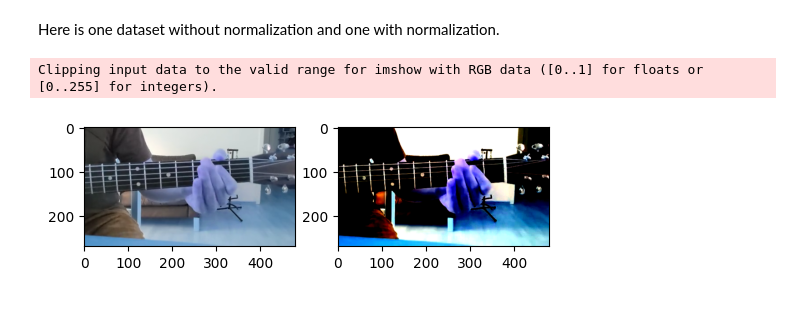
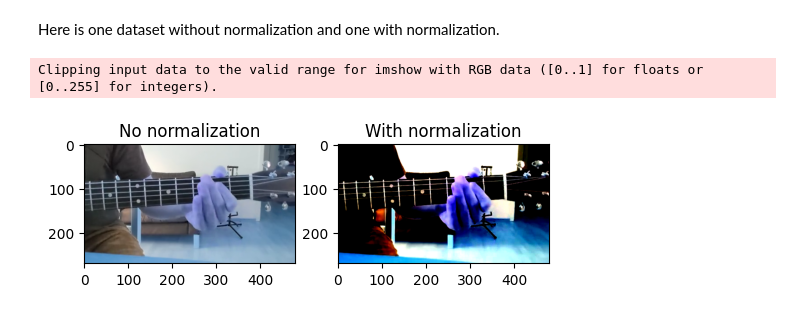
Before and after one commit to kevin-allen/unetTracker, a Jupyter notebook: tracking_project_notebooks/03_data_normalization.ipynb, the cells around one changed output. Saved outputs shown, nothing was run; the diff lists cells and outputs as text; code cells hidden in the pictures.

```diff
--- a/tracking_project_notebooks/03_data_normalization.ipynb
+++ b/tracking_project_notebooks/03_data_normalization.ipynb
@@ -93,16 +93,25 @@ Compose([
 # %% [markdown]
 Here is one dataset without normalization and one with normalization.
 # %%
-datasetNoNorm = UNetDataset(image_dir=project.image_dir, mask_dir=project.mask_dir, coordinate_dir=project.coordinate_dir,image_extension=project.image_extension)
-datasetWithNorm = UNetDataset(image_dir=project.image_dir, mask_dir=project.mask_dir, coordinate_dir=project.coordinate_dir,transform=transform,image_extension=project.image_extension)
+datasetNoNorm = UNetDataset(image_dir=project.image_dir,
+                            mask_dir=project.mask_dir,
+                            coordinate_dir=project.coordinate_dir,
+                            image_extension=project.image_extension)
+datasetWithNorm = UNetDataset(image_dir=project.image_dir,
+                              mask_dir=project.mask_dir,
+                              coordinate_dir=project.coordinate_dir,
+                              transform=transform, # we pass our transform function to the UNetDataset object
+                              image_extension=project.image_extension)
 # %%
 imgNoNorm,_,_ = datasetNoNorm[0]
 imgWithNorm,_,_ = datasetWithNorm[0]
 # %%
 fig,ax = plt.subplots(1,2,figsize=(6,3))
 ax[0].imshow(imgNoNorm.permute(1,2,0)/255)
+ax[0].set_title("No normalization")
 ax[1].imshow(imgWithNorm.permute(1,2,0))
+ax[1].set_title("With normalization")
 plt.show()
 # %% [output]
 Clipping input data to the valid range for imshow with RGB data ([0..1] for floats or [0..255] for integers).
-[figure, old version]
+[figure, new version]
```
Also changed, not shown: parts of 8 cells of this notebook, 13 other files.
